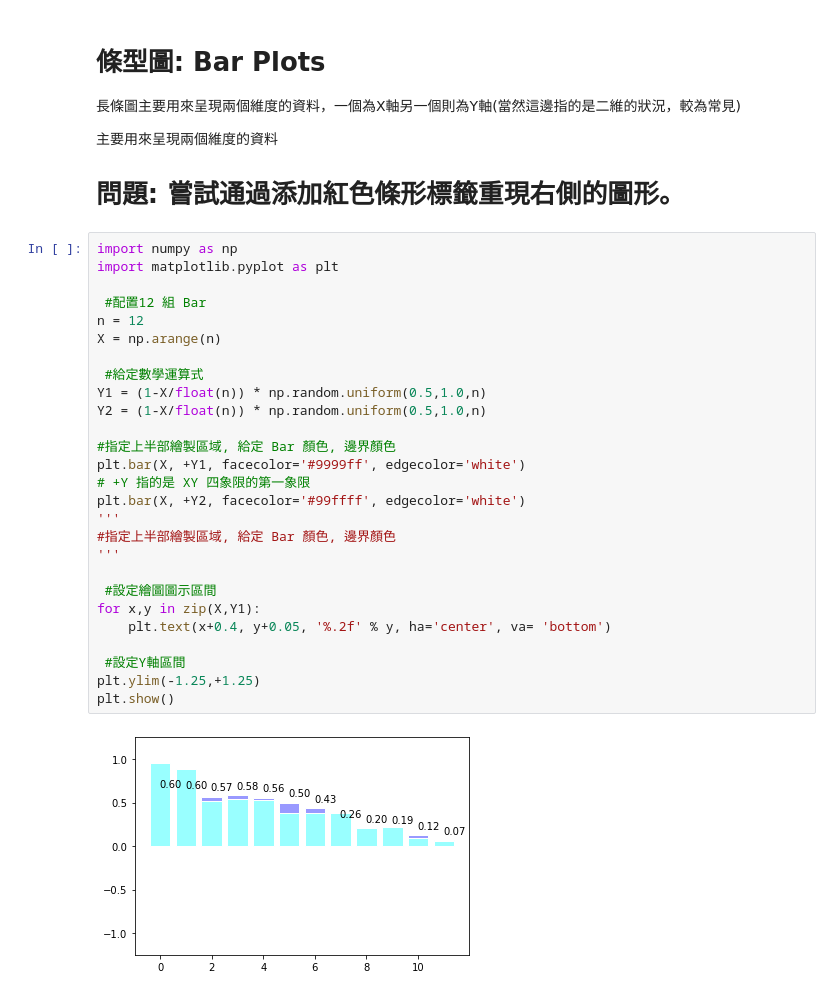
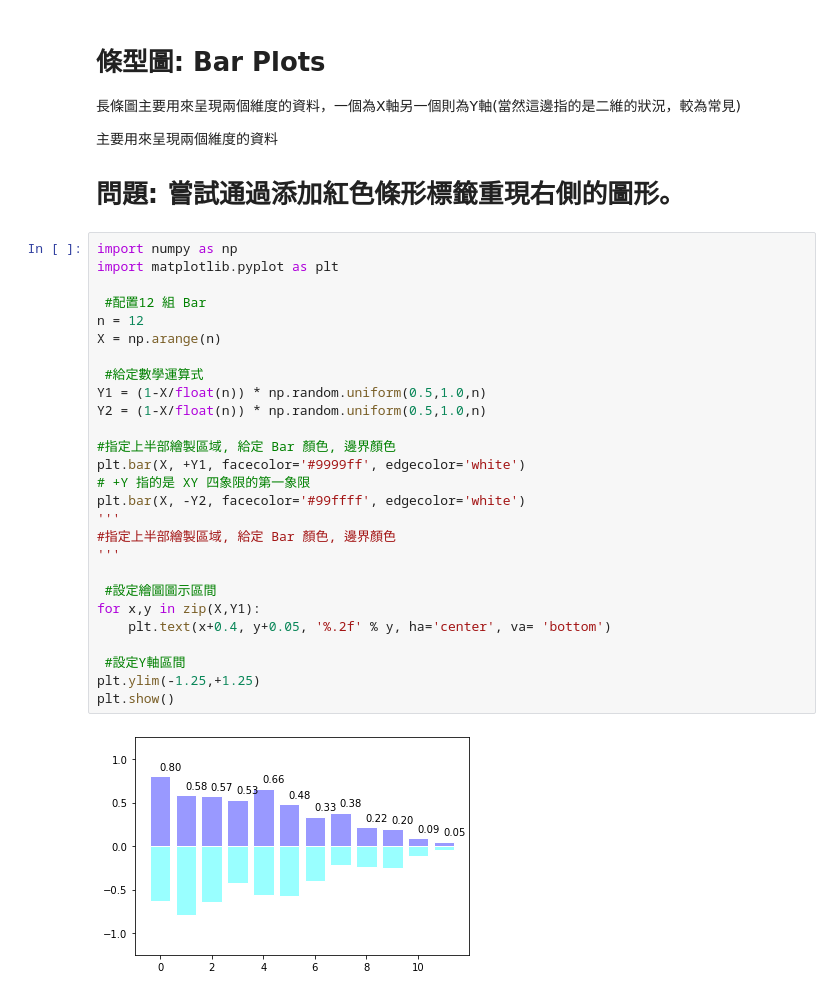
Before and after one commit to hjingjhih/Python-, a Jupyter notebook: D19 使用 Matplotlib 繪製各種常用圖表/Data Visualization_Day-2_HW.ipynb, the cells around one changed output. Drawn from its saved outputs; the diff is of its cells as text.

```diff
--- a/D19 使用 Matplotlib 繪製各種常用圖表/Data Visualization_Day-2_HW.ipynb
+++ b/D19 使用 Matplotlib 繪製各種常用圖表/Data Visualization_Day-2_HW.ipynb
@@ -64,29 +64,29 @@ plt.show()
 # %%
 import numpy as np
 import matplotlib.pyplot as plt
 
  #配置12 組 Bar
 n = 12
 X = np.arange(n)
 
  #給定數學運算式
 Y1 = (1-X/float(n)) * np.random.uniform(0.5,1.0,n)
 Y2 = (1-X/float(n)) * np.random.uniform(0.5,1.0,n)
 
 #指定上半部繪製區域, 給定 Bar 顏色, 邊界顏色
 plt.bar(X, +Y1, facecolor='#9999ff', edgecolor='white')
 # +Y 指的是 XY 四象限的第一象限
-plt.bar(X, +Y2, facecolor='#99ffff', edgecolor='white')
+plt.bar(X, -Y2, facecolor='#99ffff', edgecolor='white')
 '''
 #指定上半部繪製區域, 給定 Bar 顏色, 邊界顏色
 '''
 
  #設定繪圖圖示區間
 for x,y in zip(X,Y1):
     plt.text(x+0.4, y+0.05, '%.2f' % y, ha='center', va= 'bottom')
 
  #設定Y軸區間
 plt.ylim(-1.25,+1.25)
 plt.show()
 # %% [output]
-[figure, old version]
+[figure, new version]
```
